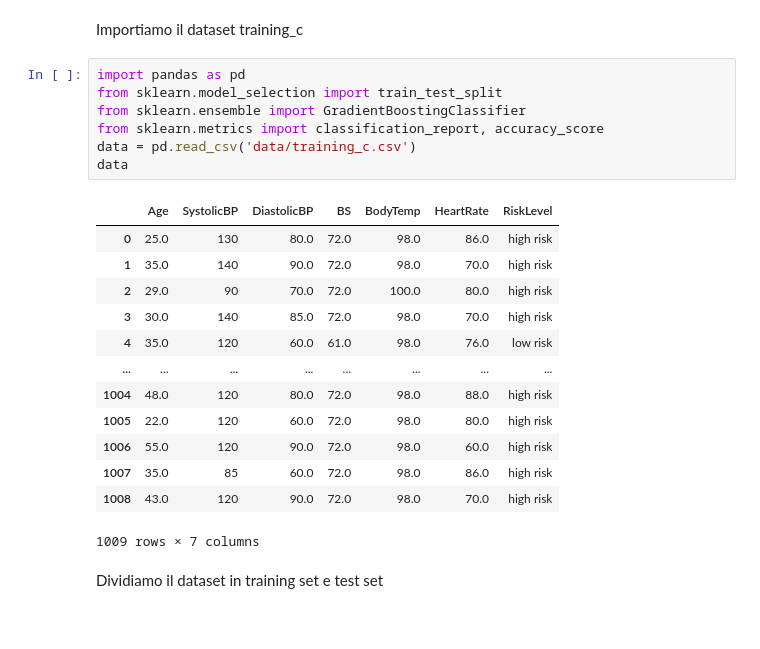
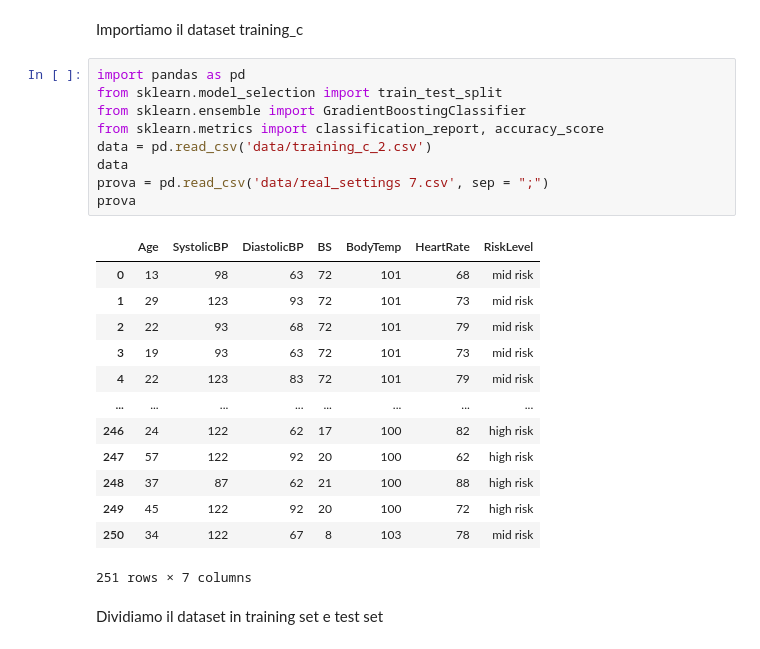
Before and after one commit to danlerr/Fondamenti-del-machine-learning, a Jupyter notebook: step4GradientBoosting.ipynb, the cells around one changed output. Cells and saved outputs as stored; diff of their text form.

```diff
--- a/step4GradientBoosting.ipynb
+++ b/step4GradientBoosting.ipynb
@@ -5,24 +5,26 @@ Importiamo il dataset training_c
 # %%
 import pandas as pd
 from sklearn.model_selection import train_test_split
 from sklearn.ensemble import GradientBoostingClassifier
 from sklearn.metrics import classification_report, accuracy_score
-data = pd.read_csv('data/training_c.csv')
+data = pd.read_csv('data/training_c_2.csv')
 data
+prova = pd.read_csv('data/real_settings 7.csv', sep = ";")
+prova
 # %% [output]
 |  | Age | SystolicBP | DiastolicBP | BS | BodyTemp | HeartRate | RiskLevel |
-| 0 | 25.0 | 130 | 80.0 | 72.0 | 98.0 | 86.0 | high risk |
-| 1 | 35.0 | 140 | 90.0 | 72.0 | 98.0 | 70.0 | high risk |
-| 2 | 29.0 | 90 | 70.0 | 72.0 | 100.0 | 80.0 | high risk |
-| 3 | 30.0 | 140 | 85.0 | 72.0 | 98.0 | 70.0 | high risk |
-| 4 | 35.0 | 120 | 60.0 | 61.0 | 98.0 | 76.0 | low risk |
+| 0 | 13 | 98 | 63 | 72 | 101 | 68 | mid risk |
+| 1 | 29 | 123 | 93 | 72 | 101 | 73 | mid risk |
+| 2 | 22 | 93 | 68 | 72 | 101 | 79 | mid risk |
+| 3 | 19 | 93 | 63 | 72 | 101 | 73 | mid risk |
+| 4 | 22 | 123 | 83 | 72 | 101 | 79 | mid risk |
 | ... | ... | ... | ... | ... | ... | ... | ... |
-| 1004 | 48.0 | 120 | 80.0 | 72.0 | 98.0 | 88.0 | high risk |
-| 1005 | 22.0 | 120 | 60.0 | 72.0 | 98.0 | 80.0 | high risk |
-| 1006 | 55.0 | 120 | 90.0 | 72.0 | 98.0 | 60.0 | high risk |
-| 1007 | 35.0 | 85 | 60.0 | 72.0 | 98.0 | 86.0 | high risk |
-| 1008 | 43.0 | 120 | 90.0 | 72.0 | 98.0 | 70.0 | high risk |
+| 246 | 24 | 122 | 62 | 17 | 100 | 82 | high risk |
+| 247 | 57 | 122 | 92 | 20 | 100 | 62 | high risk |
+| 248 | 37 | 87 | 62 | 21 | 100 | 88 | high risk |
+| 249 | 45 | 122 | 92 | 20 | 100 | 72 | high risk |
+| 250 | 34 | 122 | 67 | 8 | 103 | 78 | mid risk |
-1009 rows × 7 columns
+251 rows × 7 columns
 # %% [markdown]
 Dividiamo il dataset in training set e test set
 # %%
```
Also changed, not shown: parts of 6 cells of this notebook.
